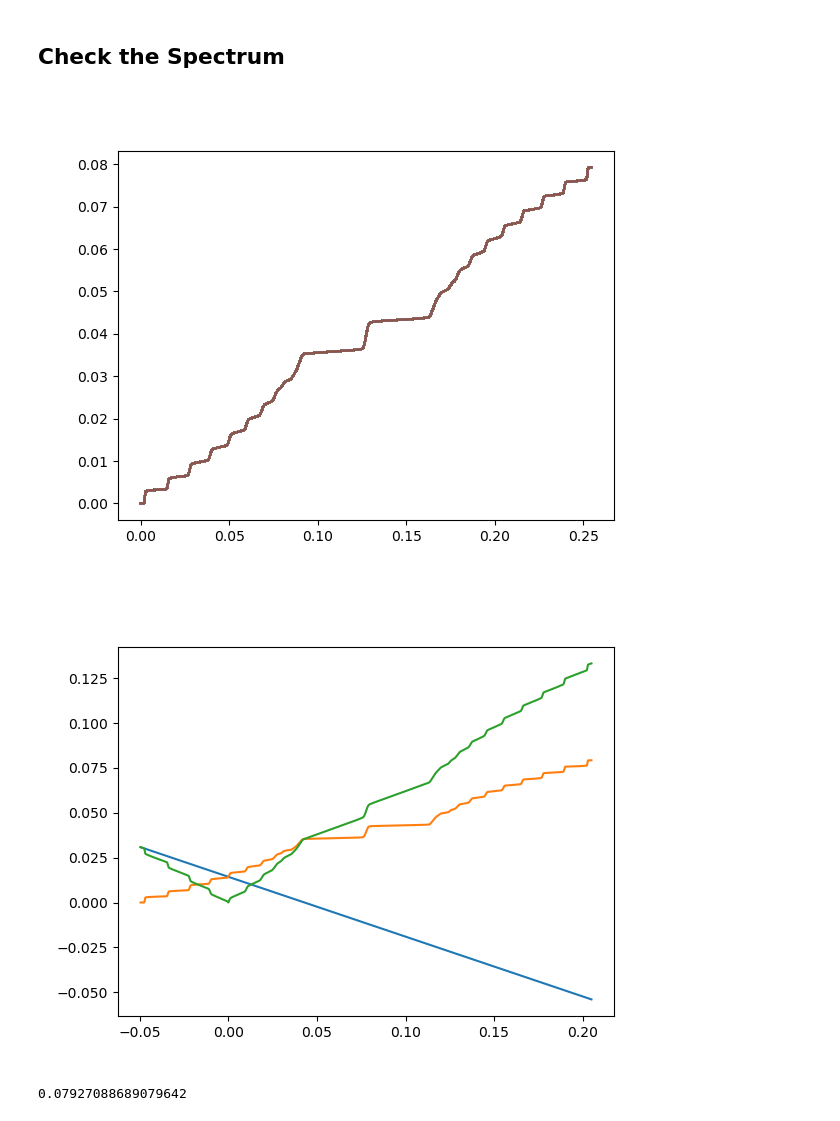
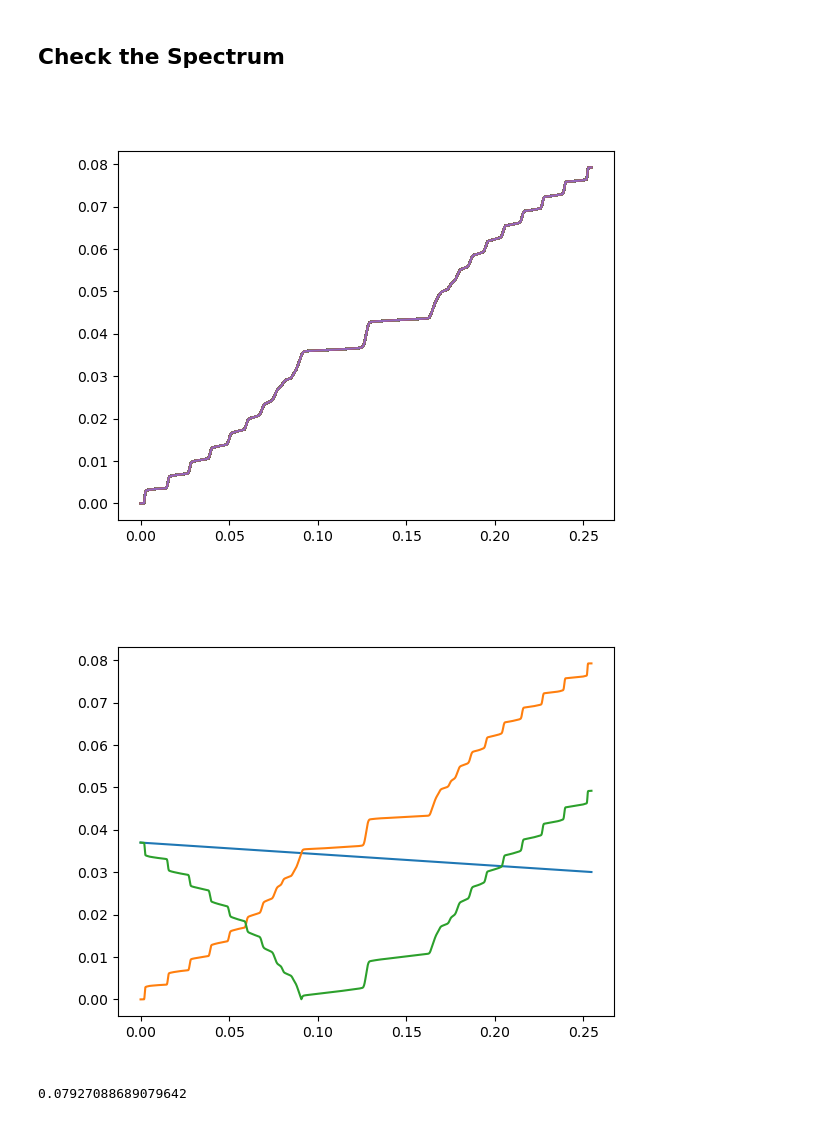
Before and after one commit to yzhaoo/EQuantum, a Jupyter notebook: dotgate.ipynb, the cells around one changed output. Saved outputs shown, nothing was run; the diff lists cells and outputs as text; code cells hidden in the pictures.

```diff
--- a/dotgate.ipynb
+++ b/dotgate.ipynb
@@ -103,8 +102,8 @@ fsc=FSC(syst,ifinitial=False,params=qparams)
 # %% [output]
 The quantum problem has been initialized.
 # %%
-fsc.update_BC(syst,'gate','potential',0.2)
-fsc.update_BC(syst,'backgate','potential',0.1,ifinitial=True)
+fsc.update_BC(syst,'gate','potential',0.25)
+fsc.update_BC(syst,'backgate','potential',1.5,ifinitial=True)
 # %% [output]
 The poisson problem has been initialized.
 # %% [markdown]
@@ -118,33 +117,33 @@ for ii in range(0,len(fsc.Qsites),20):
     plt.plot(ltest[ii][0],[np.sum(ltest[ii][1][:idx]) for idx in range(len(ltest[ii][0]))])
 plt.show()
 # %% [output]
-[figure, old version]
+[figure, new version]
 # %%
 sidx=2625
-ni=fsc.ni[fsc.Qprime][sidx]
+ni=fsc.ni[fsc.Qsites][sidx]
 Ci=fsc.Ci[sidx]
 ildos=fsc.ildos[sidx]
 Ui=fsc.Ui[fsc.Qprime][sidx]
 
 x_dis=ildos[0]-Ui
 y_dis=ildos[1]
 ildos_dis=[np.sum(y_dis[:idx]) for idx in range(len(x_dis))]
 ildos_dis=ildos_dis-0*fsc.max_fill/2
 ildos_iterp=interp1d(x_dis,ildos_dis,kind='linear',fill_value='exptrapolate')
 def dn_for_Ci(dU):
     return dU*Ci+ni
 def diff(dU):
     return np.abs(dn_for_Ci(dU)-ildos_iterp(dU))
 
 plt.figure()
 plt.plot(x_dis,[dn_for_Ci(dU) for dU in x_dis])
 plt.plot(x_dis,[ildos_iterp(dU) for dU in x_dis])
 plt.plot(x_dis,[diff(dU) for dU in x_dis])
 #plt.ylim((-0.05,0.05))
 #plt.xlim((-0.03,0.03))
 #plt.plot(x_dis,ildos_dis)
 #plt.plot(fsc.ildos[0][0],fsc.ildos[0][1])
 plt.show()
 # %% [output]
-[figure, old version]
+[figure, new version]
 # %%
```
Also changed, not shown: parts of 42 cells of this notebook, 7 other files.
